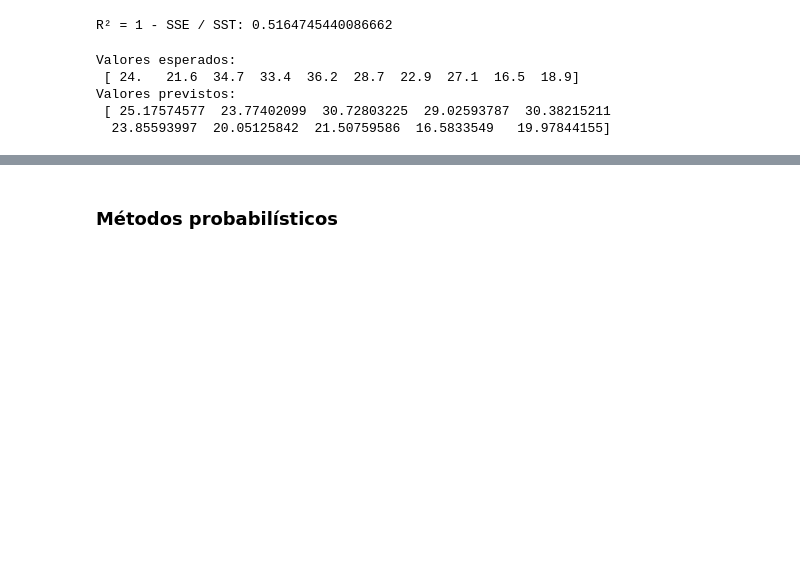
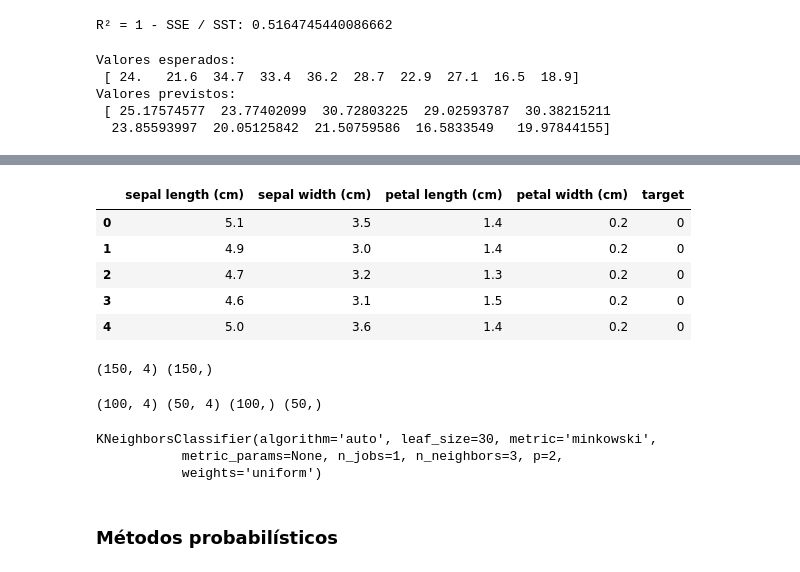
Before and after one commit to aviniciuss/machine-learning, a Jupyter notebook: Machine Learning.ipynb, the cells around one changed output, grey strips where cells are left out. Cells and saved outputs as stored; diff of their text form; code cells hidden in the pictures; blank space fills up the shorter version.

```diff
--- a/Machine Learning.ipynb
+++ b/Machine Learning.ipynb
@@ -292,3 +294,48 @@ import sklearn
+# %%
+import sklearn.cross_validation
+from sklearn.neighbors import KNeighborsClassifier
+from sklearn.datasets import load_iris
+
+import numpy as np
+import pandas as pd
+import matplotlib.pyplot as plt
+%matplotlib inline
+
+iris_dataset = load_iris()
+
+dataset = pd.DataFrame(data=iris_dataset.data, columns=iris_dataset.feature_names)
+dataset['target'] = iris_dataset.target
+
+dataset.head(5)
+# %% [output]
+|  | sepal length (cm) | sepal width (cm) | petal length (cm) | petal width (cm) | target |
+| 0 | 5.1 | 3.5 | 1.4 | 0.2 | 0 |
+| 1 | 4.9 | 3.0 | 1.4 | 0.2 | 0 |
+| 2 | 4.7 | 3.2 | 1.3 | 0.2 | 0 |
+| 3 | 4.6 | 3.1 | 1.5 | 0.2 | 0 |
+| 4 | 5.0 | 3.6 | 1.4 | 0.2 | 0 |
+# %%
+X = dataset_iris.data
+Y = dataset_iris.target
+
+print(X.shape, Y.shape)
+# %% [output]
+(150, 4) (150,)
+# %%
+X_train, X_test, Y_train, Y_test = sklearn.cross_validation.train_test_split(X, Y,
+                                                                              test_size= 0.33,
+                                                                              random_state = 101)
+
+print(X_train.shape, X_test.shape, Y_train.shape, Y_test.shape)
+# %% [output]
+(100, 4) (50, 4) (100,) (50,)
+# %%
+model = KNeighborsClassifier(n_neighbors=3)
+model.fit(X_train, Y_train)
+# %% [output]
+KNeighborsClassifier(algorithm='auto', leaf_size=30, metric='minkowski',
+           metric_params=None, n_jobs=1, n_neighbors=3, p=2,
+           weights='uniform')
 # %% [markdown]
 ### Métodos probabilísticos
 # %%
```
Also changed, not shown: parts of 10 cells of this notebook, 2 other files.
